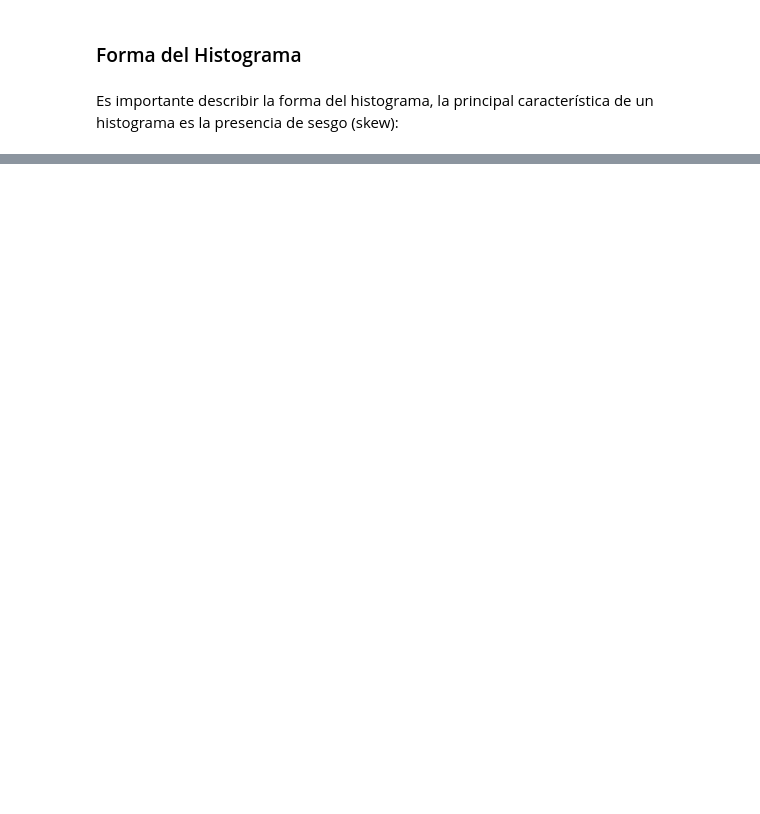
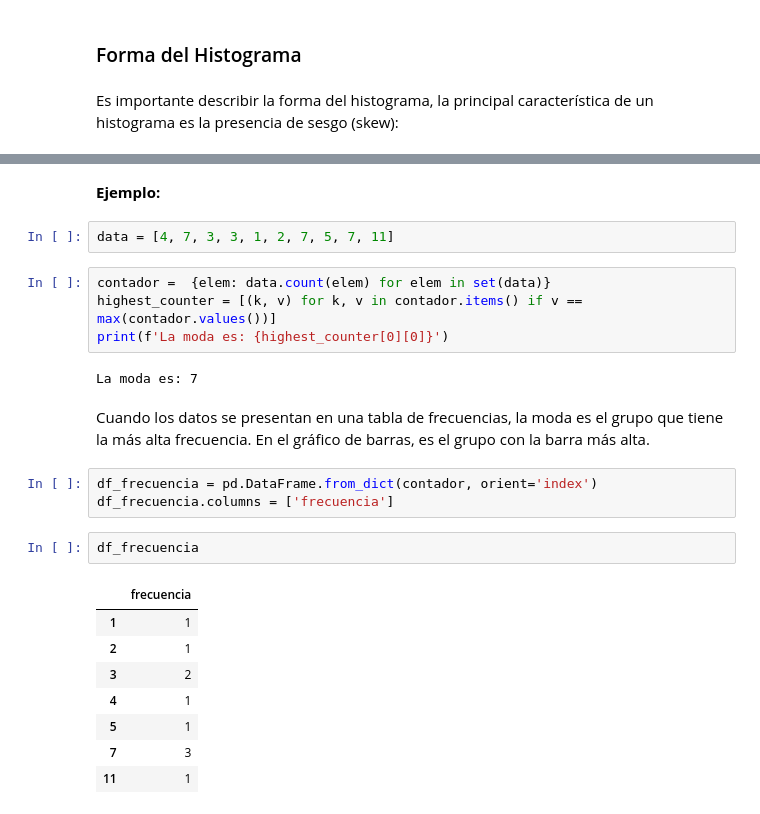
Before and after one commit to adiaz-efaa/ib-maths, a Jupyter notebook: book/_build/jupyter_execute/ch6.ipynb, the cells around one changed output, grey strips where cells are left out. Cells and saved outputs as stored; diff of their text form; blank space fills up the shorter version.

Commit message:
Ch6 moda, media y mediana.

```diff
--- a/book/_build/jupyter_execute/ch6.ipynb
+++ b/book/_build/jupyter_execute/ch6.ipynb
@@ -115,0 +133,26 @@ fig.show()
+# %% [markdown]
+**Ejemplo:**
+# %%
+data = [4, 7, 3, 3, 1, 2, 7, 5, 7, 11]
+# %%
+contador =  {elem: data.count(elem) for elem in set(data)}
+highest_counter = [(k, v) for k, v in contador.items() if v == max(contador.values())]
+print(f'La moda es: {highest_counter[0][0]}')
+# %% [output]
+La moda es: 7
+# %% [markdown]
+Cuando los datos se presentan en una tabla de frecuencias, la moda es el grupo que tiene la más alta frecuencia. En el gráfico de barras, es el grupo con la barra más alta.
+# %%
+df_frecuencia = pd.DataFrame.from_dict(contador, orient='index')
+df_frecuencia.columns = ['frecuencia']
+# %%
+df_frecuencia
+# %% [output]
+|  | frecuencia |
+| 1 | 1 |
+| 2 | 1 |
+| 3 | 2 |
+| 4 | 1 |
+| 5 | 1 |
+| 7 | 3 |
+| 11 | 1 |
```
Also changed, not shown: parts of 16 cells of this notebook, 6 other files.
